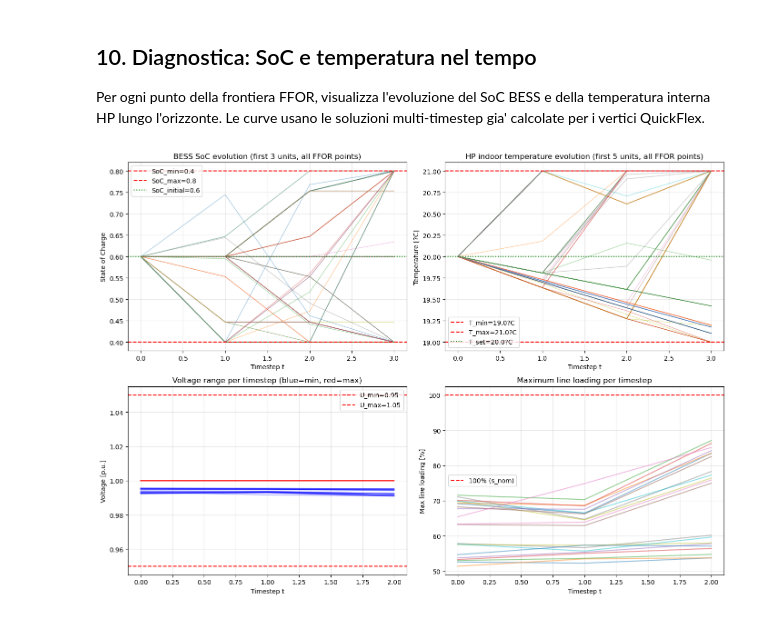
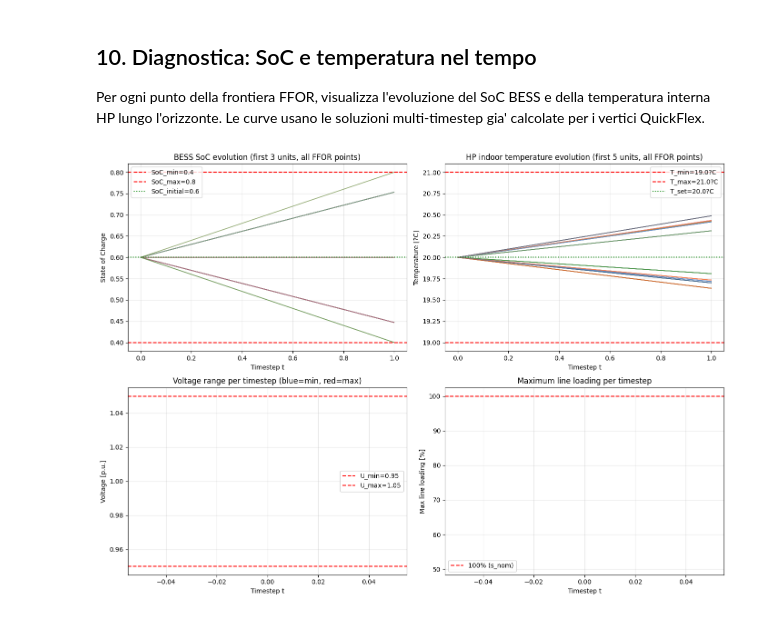
Before and after one commit to AlessandroFalezza/swiss-mv-grid-flexibility, a Jupyter notebook: FFOR_multistep.ipynb, the cells around one changed output. Drawn from its saved outputs; the diff is of its cells as text; code cells hidden in the pictures.

```diff
--- a/FFOR_multistep.ipynb
+++ b/FFOR_multistep.ipynb
@@ -37,7 +37,7 @@ START_TIMESTAMP = TARGET_TIME
 # === MULTI-TIMESTEP PARAMETERS ===
 # The paper writes t = 0, ..., d. In code we use exactly N_TIMESTEPS intervals:
 # t = 0, ..., N_TIMESTEPS - 1, with state variables also available at t = N_TIMESTEPS.
-N_TIMESTEPS = int(os.getenv("FFOR_N_TIMESTEPS", os.getenv("FFOR_D", "3")))
+N_TIMESTEPS = int(os.getenv("FFOR_N_TIMESTEPS", os.getenv("FFOR_D", "1")))
 DT_H = float(os.getenv("FFOR_DT_H", "1.0"))  # Hours per timestep (1.0 = hourly profiles)
 
 SBASE_MVA = 100.0
@@ -2049,34 +2090,38 @@ ax.grid(alpha=0.3)
 
 # --- Voltage range across timesteps for each FFOR vertex ---
 ax = axes[1, 0]
 for _, row in ffor_points_sorted.iterrows():
     point_id = int(row["point_id"])
     multi = df_diag_t[df_diag_t["point_id"].eq(point_id)].sort_values("timestep")
-    ax.plot(range(N_TIMESTEPS), multi["V_min_pu"], "b-", alpha=0.3)
-    ax.plot(range(N_TIMESTEPS), multi["V_max_pu"], "r-", alpha=0.3)
+    if multi.empty:
+        continue
+    ax.plot(multi["timestep"], multi["V_min_pu"], color="blue", marker="o", markersize=3, linewidth=1, alpha=0.35)
+    ax.plot(multi["timestep"], multi["V_max_pu"], color="red", marker="o", markersize=3, linewidth=1, alpha=0.35)
 ax.axhline(0.95, color="red", linestyle="--", label="U_min=0.95")
 ax.axhline(1.05, color="red", linestyle="--", label="U_max=1.05")
 ax.set_xlabel("Timestep t")
 ax.set_ylabel("Voltage [p.u.]")
 ax.set_title("Voltage range per timestep (blue=min, red=max)")
 ax.legend(loc="best")
 ax.grid(alpha=0.3)
 
 # --- Line loading max per timestep ---
 ax = axes[1, 1]
 for _, row in ffor_points_sorted.iterrows():
     point_id = int(row["point_id"])
     multi = df_diag_t[df_diag_t["point_id"].eq(point_id)].sort_values("timestep")
-    ax.plot(range(N_TIMESTEPS), multi["max_line_loading"] * 100, alpha=0.5)
+    if multi.empty:
+        continue
+    ax.plot(multi["timestep"], multi["max_line_loading"] * 100, marker="o", markersize=3, linewidth=1, alpha=0.5)
 ax.axhline(100, color="red", linestyle="--", label="100% (s_nom)")
 ax.set_xlabel("Timestep t")
 ax.set_ylabel("Max line loading [%]")
 ax.set_title("Maximum line loading per timestep")
 ax.legend(loc="best")
 ax.grid(alpha=0.3)
 
 plt.tight_layout()
 fig.savefig(OUTPUT_DIR / "diagnostic_multistep.png", dpi=150)
 plt.show()
 # %% [output]
-[figure, old version]
+[figure, new version]
```
Also changed, not shown: parts of 15 cells of this notebook.
